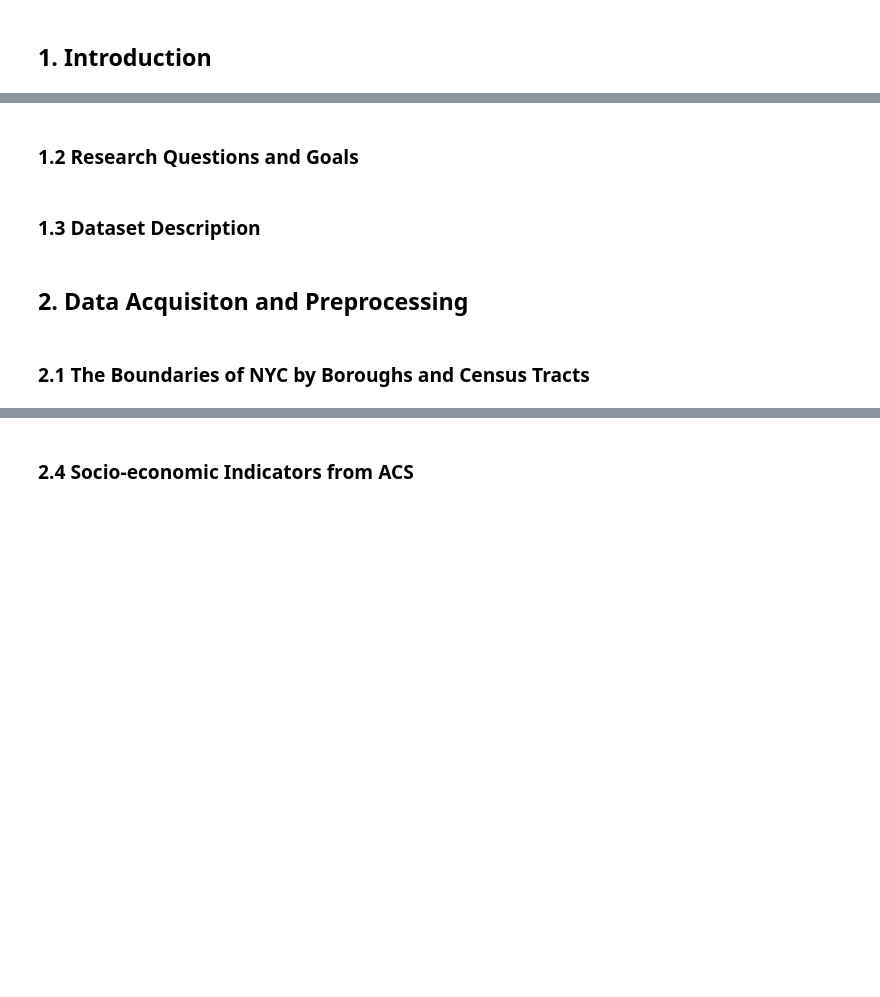
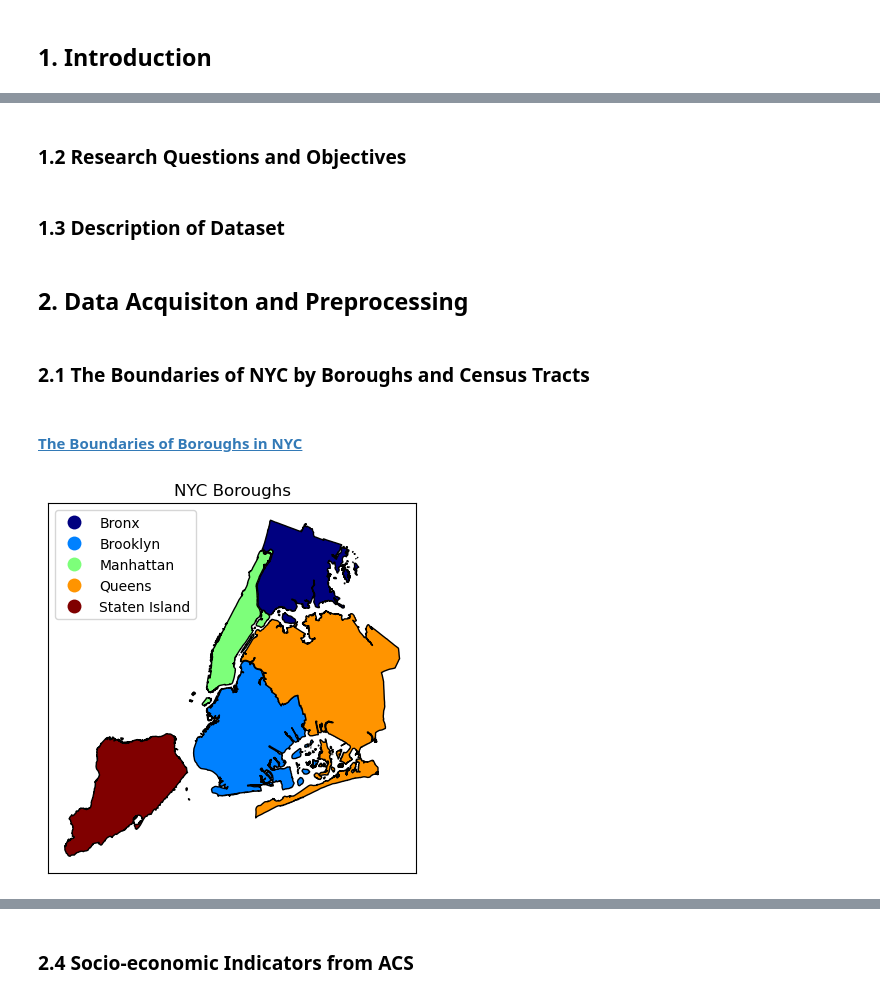
Before and after one commit to LSE-Assignments-2425/test-repo-CYP, a Jupyter notebook: ST445_with_content.ipynb, the cells around one changed output, grey strips where cells are left out. Drawn from its saved outputs; the diff is of its cells as text; code cells hidden in the pictures; blank space fills up the shorter version.

```diff
--- a/ST445_with_content.ipynb
+++ b/ST445_with_content.ipynb
@@ -40,12 +54,44 @@ TODO
 # %% [markdown]
 <a id="1_2"></a>
-### 1.2 Research Questions and Goals
+### 1.2 Research Questions and Objectives
 # %% [markdown]
 <a id="1_3"></a>
-### 1.3 Dataset Description
+### 1.3 Description of Dataset
 # %% [markdown]
-<a id="3"></a>
+<a id="2"></a>
 ## **2. Data Acquisiton and Preprocessing**
 # %% [markdown]
 <a id="2_1"></a>
 ### 2.1 The Boundaries of NYC by Boroughs and Census Tracts
+# %% [markdown]
+#### [The Boundaries of Boroughs in NYC](https://data.cityofnewyork.us/City-Government/Borough-Boundaries/tqmj-j8zm)
+# %%
+import matplotlib.patches as mpatches
+# TODO: kMA3pLN5r66BAnhG4hQvEr8Mi is my own token
+client = Socrata("data.cityofnewyork.us", "kMA3pLN5r66BAnhG4hQvEr8Mi")
+
+# First 2000 results, returned as JSON from API / converted to Python list of
+# dictionaries by sodapy.
+results = client.get("7t3b-ywvw", limit=3000)
+
+# Convert to pandas DataFrame
+NYC_borough = pd.DataFrame.from_records(results)
+
+# 确保 the_geom 列存在并且不是空值
+NYC_borough = NYC_borough[NYC_borough["the_geom"].notnull()]
+
+# 转换 the_geom 列为 Shapely 几何对象
+NYC_borough["geometry"] = NYC_borough["the_geom"].apply(lambda x: shape(x))
+
+# TODO: CRS description
+NYC_borough = gpd.GeoDataFrame(NYC_borough, geometry="geometry", crs="EPSG:4326")
+NYC_borough = NYC_borough.to_crs(epsg=32618)
+NYC_borough = NYC_borough.drop(columns=["the_geom", "shape_leng", "shape_area"])
+NYC_borough["Area (km2)"] = NYC_borough.geometry.area/1000000
+NYC_borough.plot(column="boro_name", legend=True, cmap = "jet", edgecolor="black", legend_kwds={"loc": "upper left"})
+plt.title("NYC Boroughs")
+plt.xticks([])
+plt.yticks([])
+plt.show()
+# %% [output]
+[figure, added]
```
Also changed, not shown: parts of 28 cells of this notebook, 11 other files.
